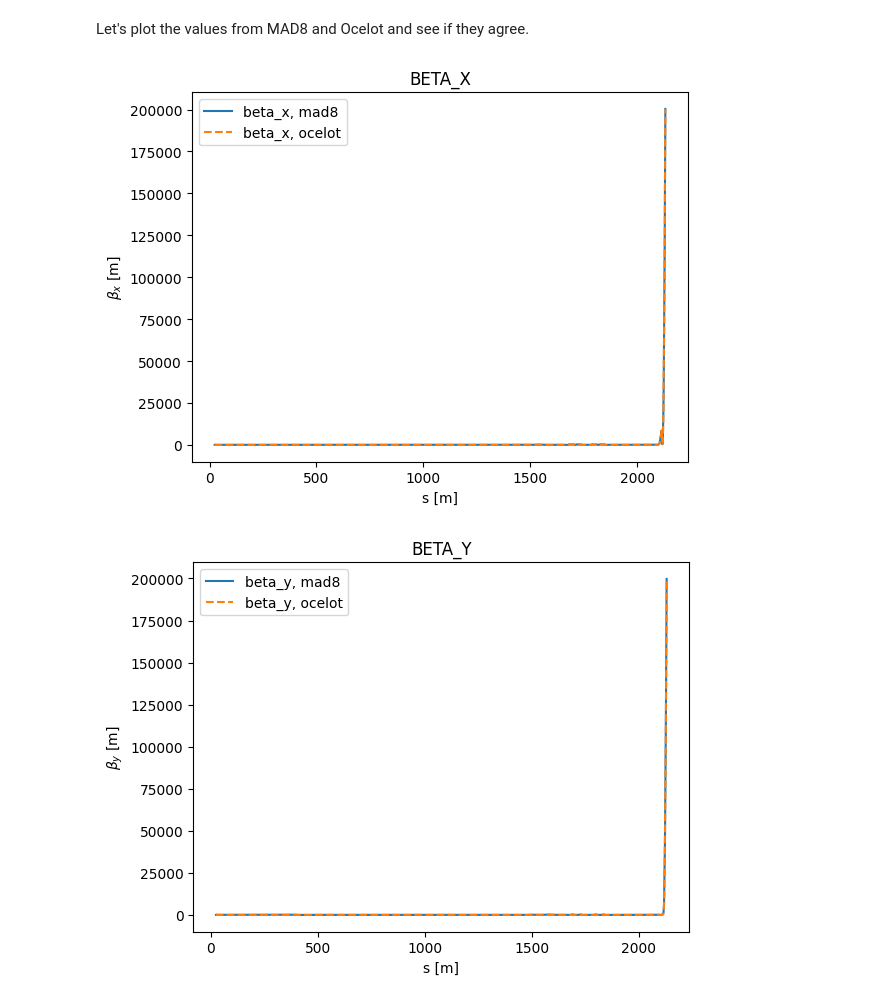
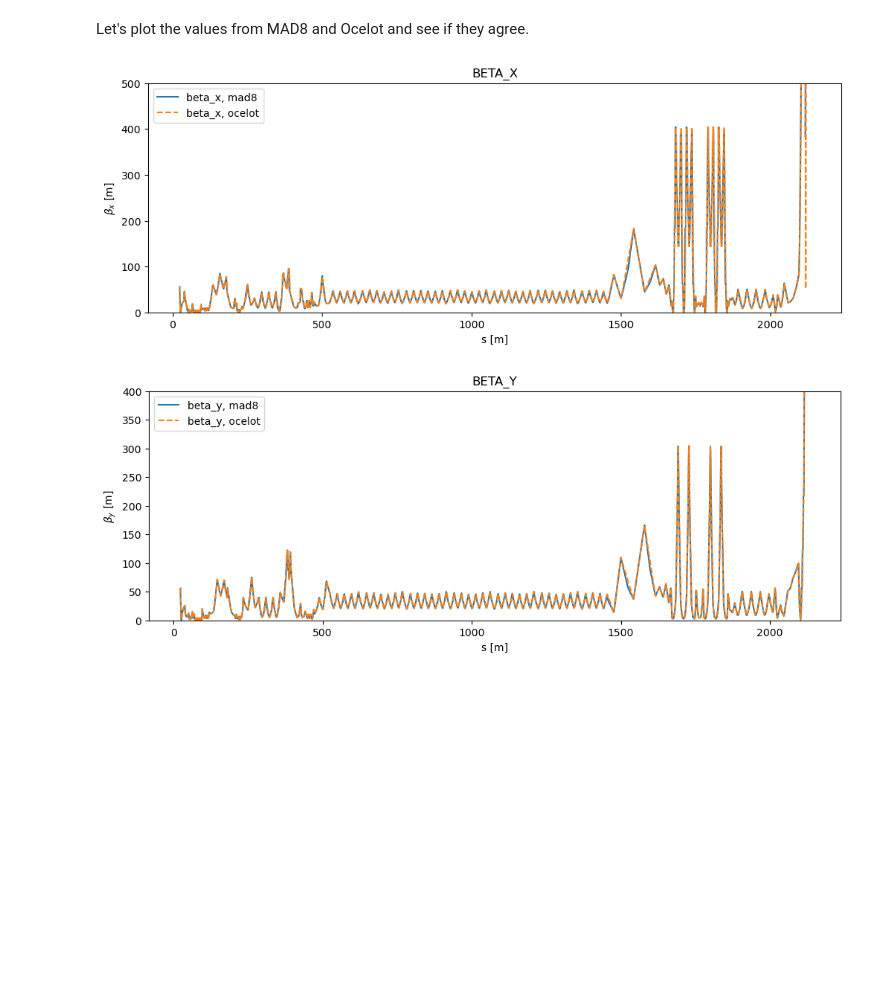
Before and after one commit to ocelot-collab/EuXFEL-Lattice, a Jupyter notebook: generate_files_and_check_optics.ipynb, the cells around one changed output. Saved outputs shown, nothing was run; the diff lists cells and outputs as text; code cells hidden in the pictures; blank space fills up the shorter version.

```diff
--- a/generate_files_and_check_optics.ipynb
+++ b/generate_files_and_check_optics.ipynb
@@ -218,7 +247,7 @@ D_y = np.concatenate((df_i1["DY"].to_numpy(), df_l1["DY"].to_numpy(), df_b1["DY"
 # %% [markdown]
 Let's plot the values from MAD8 and Ocelot and see if they agree.
 # %%
-plt.figure(1)
+plt.figure(1, figsize=(12, 4))
 plt.title("BETA_X")
 plt.plot(s, beta_x, label="beta_x, mad8")
 s_ocl = [tw.s for tw in tws]
@@ -227,36 +256,38 @@ beta_y_ocl = [tw.beta_y for tw in tws]
 plt.plot(s_ocl, beta_x_ocl, "--", label="beta_x, ocelot")
 plt.ylabel(r"$\beta_x$ [m]")
 plt.xlabel("s [m]")
+plt.ylim([0, 500])
 plt.legend()
 
-plt.figure(2)
+plt.figure(2, figsize=(12, 4))
 plt.title("BETA_Y")
 plt.plot(s, beta_y, label="beta_y, mad8")
 plt.plot(s_ocl, beta_y_ocl, "--", label="beta_y, ocelot")
 plt.xlabel("s [m]")
 plt.ylabel(r"$\beta_y$ [m]")
+plt.ylim([0, 400])
 plt.legend()
 
 d_x_ocl = [tw.Dx for tw in tws]
 d_y_ocl = [tw.Dy for tw in tws]
 
-plt.figure(3)
+plt.figure(3, figsize=(12, 4))
 plt.title("D_X")
 plt.plot(s, D_x, label="D_x, mad8")
 plt.plot(s_ocl, d_x_ocl, "--", label="D_x, ocelot")
 plt.xlabel("s [m]")
 plt.ylabel(r"$D_x$ [m]")
 plt.legend()
 
-plt.figure(4)
+plt.figure(4, figsize=(12, 4))
 plt.title("D_Y")
 plt.plot(s, D_y, label="D_y, mad8")
 plt.plot(s_ocl, d_y_ocl, "--", label="D_y, ocelot")
 plt.xlabel("s [m]")
 plt.ylabel(r"$D_x$ [m]")
 plt.legend()
 
 plt.show()
 # %% [output]
-[figure, old version]
+[figure, new version]
-[figure, old version]
+[figure, new version]
```
Also changed, not shown: parts of 16 cells of this notebook, 4 other files.
